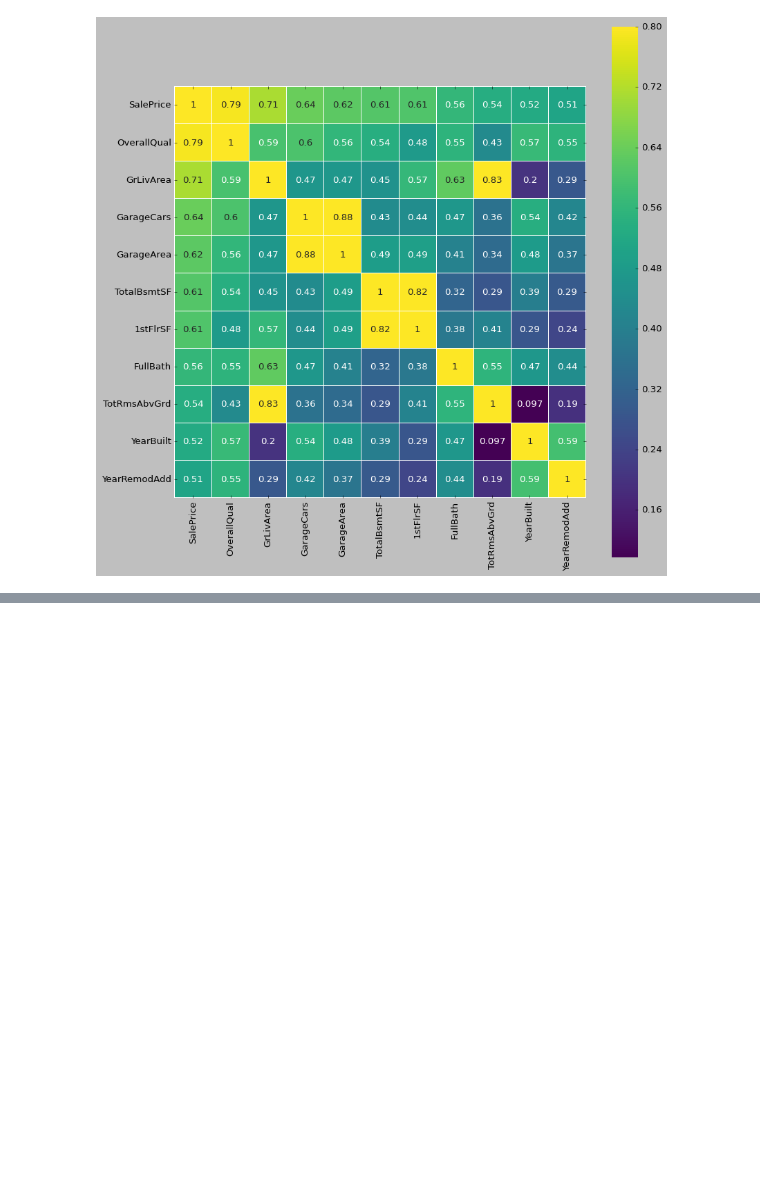
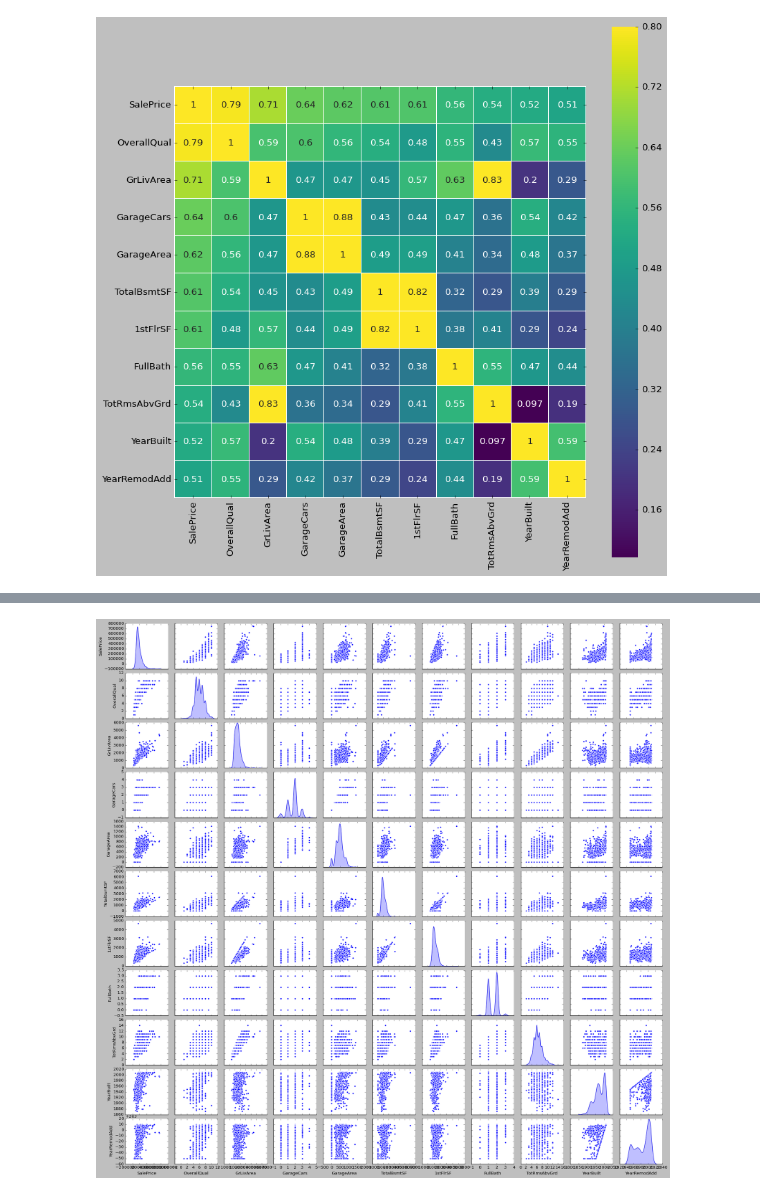
Before and after one commit to saptarshidatta96/House-Prices, a Jupyter notebook: House_Price_Prediction_Data_Exploration.ipynb, the cells around one changed output, grey strips where cells are left out. Saved outputs shown, nothing was run; the diff lists cells and outputs as text; code cells hidden in the pictures; blank space fills up the shorter version.

```diff
--- a/House_Price_Prediction_Data_Exploration.ipynb
+++ b/House_Price_Prediction_Data_Exploration.ipynb
@@ -387,4 +387,6 @@ Heat Map
 # %%
 plt.figure(figsize = (12,12))
 sns.heatmap(df.corr())
+
+correlation = df.corr()
 # %% [output]
@@ -392,3 +393,7 @@ sns.heatmap(df.corr())
 [figure]
 # %% [markdown]
 Zoomed Heat Map
+# %%
+k= 11
+cols = correlation.nlargest(k,'SalePrice')['SalePrice'].index
+print(cols)
@@ -404,0 +426,5 @@ sns.heatmap(df[['SalePrice', 'OverallQual', 'GrLivArea', 'GarageCars', 'GarageAr
+# %%
+sns.pairplot(df[cols], height = 2, diag_kind='kde')
+plt.show()
+# %% [output]
+[figure, added]
```
Also changed, not shown: parts of 6 cells of this notebook.
